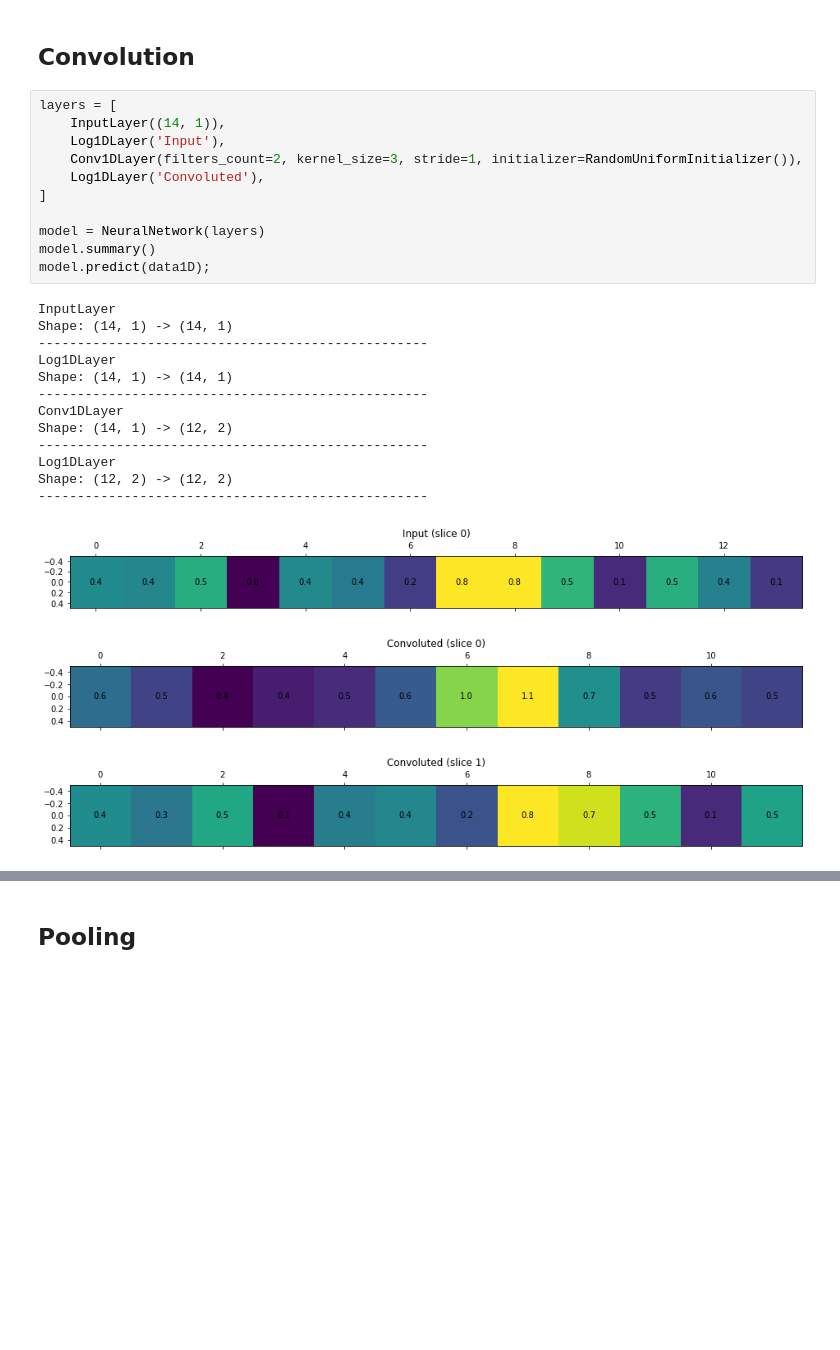
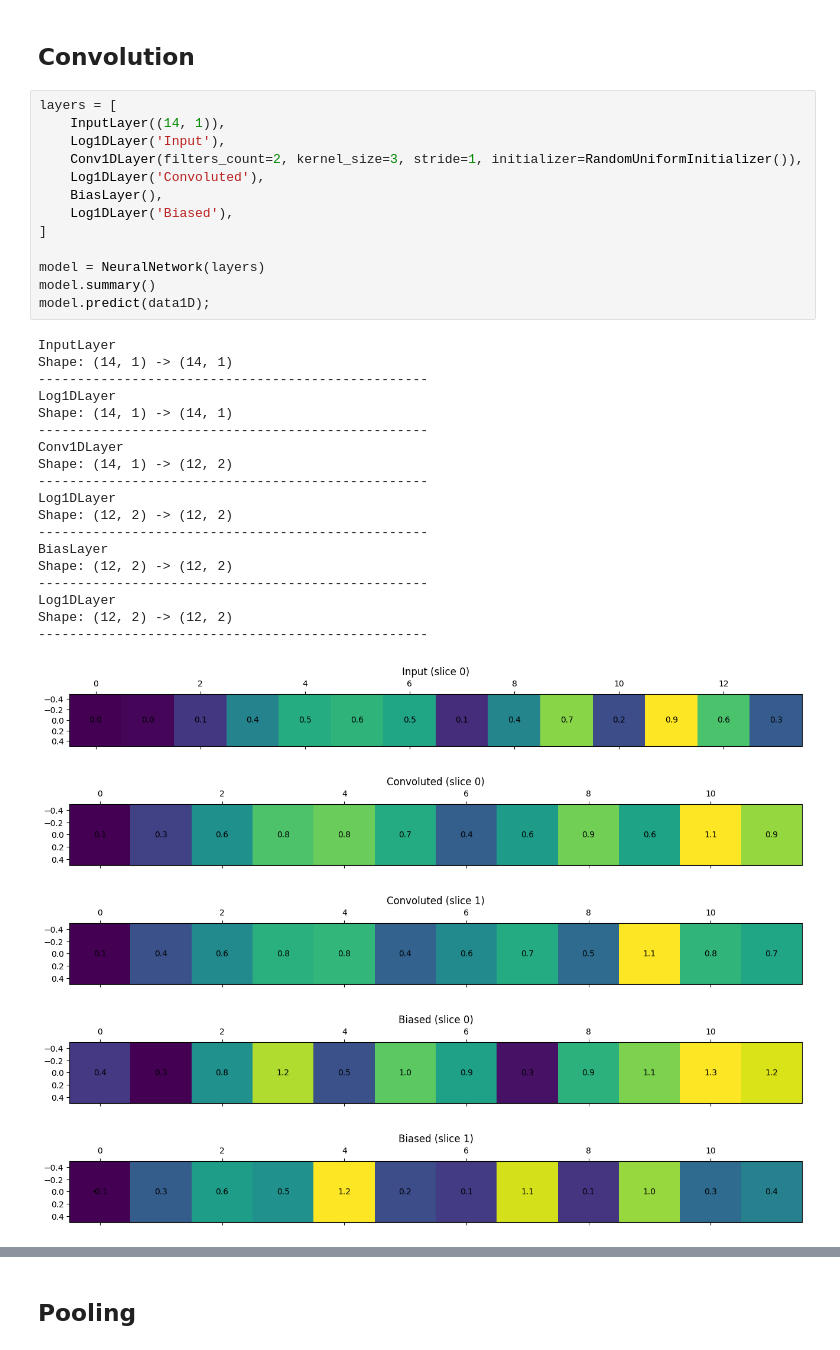
Before and after one commit to klima7/CNN-From-Scratch, a Jupyter notebook: test.ipynb, the cells around one changed output, grey strips where cells are left out. Drawn from its saved outputs; the diff is of its cells as text; blank space fills up the shorter version.

```diff
--- a/test.ipynb
+++ b/test.ipynb
@@ -230,30 +281,40 @@ Shape: (11, 11, 1) -> (11, 11, 1)
 # %%
 layers = [
     InputLayer((14, 1)),
     Log1DLayer('Input'),
     Conv1DLayer(filters_count=2, kernel_size=3, stride=1, initializer=RandomUniformInitializer()),
     Log1DLayer('Convoluted'),
+    BiasLayer(),
+    Log1DLayer('Biased'),
 ]
 
 model = NeuralNetwork(layers)
 model.summary()
 model.predict(data1D);
 # %% [output]
 InputLayer
 Shape: (14, 1) -> (14, 1)
 --------------------------------------------------
 Log1DLayer
 Shape: (14, 1) -> (14, 1)
 --------------------------------------------------
 Conv1DLayer
 Shape: (14, 1) -> (12, 2)
 --------------------------------------------------
 Log1DLayer
 Shape: (12, 2) -> (12, 2)
 --------------------------------------------------
+BiasLayer
+Shape: (12, 2) -> (12, 2)
+--------------------------------------------------
+Log1DLayer
+Shape: (12, 2) -> (12, 2)
+--------------------------------------------------
-[figure, old version]
+[figure, new version]
-[figure, old version]
+[figure, new version]
-[figure, old version]
+[figure, new version]
+[figure, added]
+[figure, added]
 # %%
 layers = [
     InputLayer((7, 7, 1)),
```
Also changed, not shown: parts of 5 cells of this notebook.
